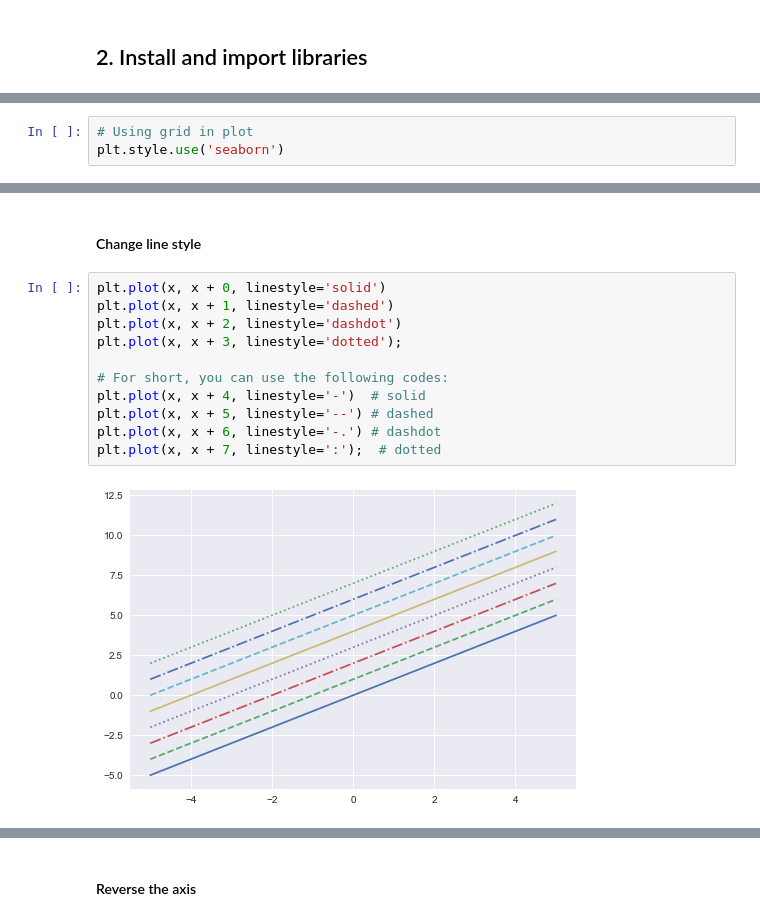
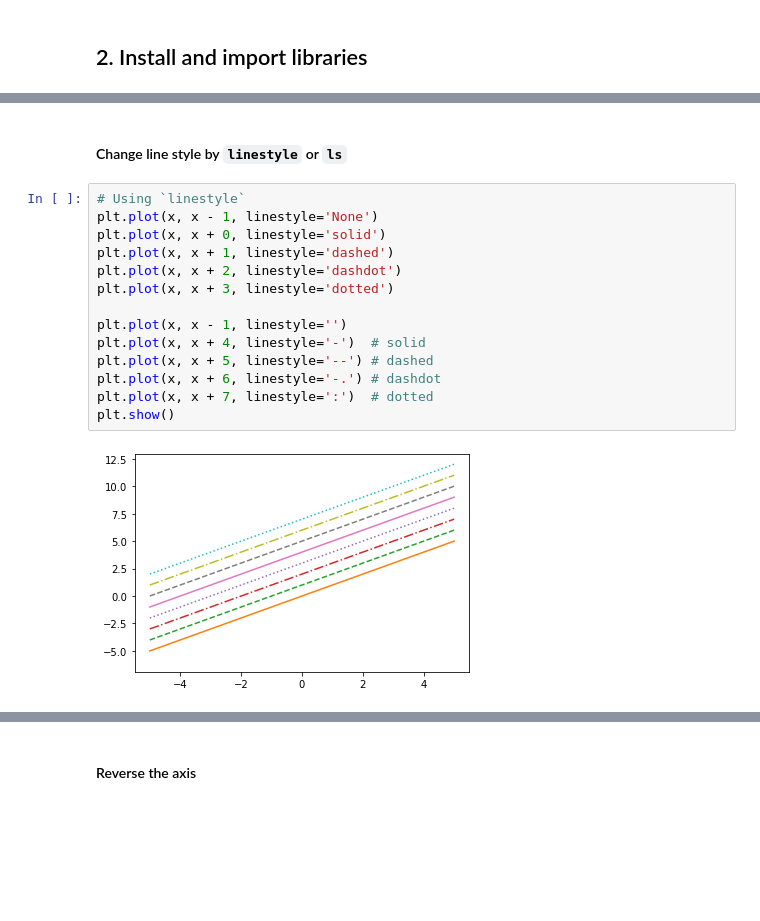
Before and after one commit to MinhHuuNguyen/mci-python, a Jupyter notebook: python/lectures/7_matplotlib_seaborn_intro.ipynb, the cells around one changed output, grey strips where cells are left out. Saved outputs shown, nothing was run; the diff lists cells and outputs as text; blank space fills up the shorter version.

```diff
--- a/python/lectures/7_matplotlib_seaborn_intro.ipynb
+++ b/python/lectures/7_matplotlib_seaborn_intro.ipynb
@@ -51,3 +16,0 @@ x = np.linspace(-5, 5, 50)
-# %%
-# Using grid in plot
-plt.style.use('seaborn')
@@ -92,15 +130,18 @@ plt.plot(x, np.sin(x - 5), color='chartreuse'); # all HTML color names supported
 # %% [markdown]
-#### Change line style
+#### Change line style by `linestyle` or `ls`
 # %%
+# Using `linestyle`
+plt.plot(x, x - 1, linestyle='None')
 plt.plot(x, x + 0, linestyle='solid')
 plt.plot(x, x + 1, linestyle='dashed')
 plt.plot(x, x + 2, linestyle='dashdot')
-plt.plot(x, x + 3, linestyle='dotted');
+plt.plot(x, x + 3, linestyle='dotted')
 
-# For short, you can use the following codes:
+plt.plot(x, x - 1, linestyle='')
 plt.plot(x, x + 4, linestyle='-')  # solid
 plt.plot(x, x + 5, linestyle='--') # dashed
 plt.plot(x, x + 6, linestyle='-.') # dashdot
-plt.plot(x, x + 7, linestyle=':');  # dotted
+plt.plot(x, x + 7, linestyle=':')  # dotted
+plt.show()
 # %% [output]
-[figure, old version]
+[figure, new version]
```
Also changed, not shown: parts of 129 cells of this notebook, 1 other file.
